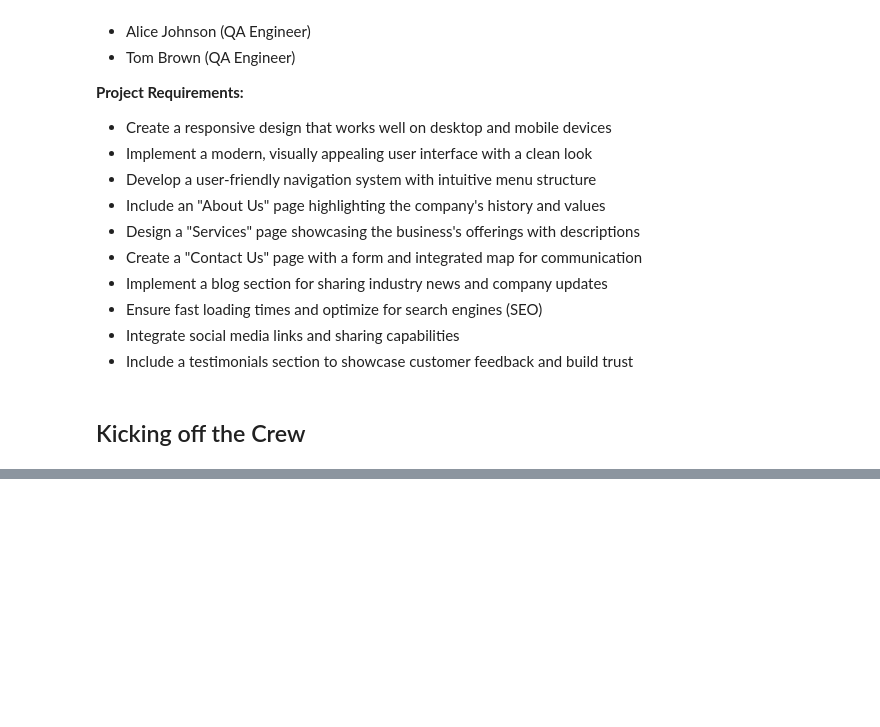
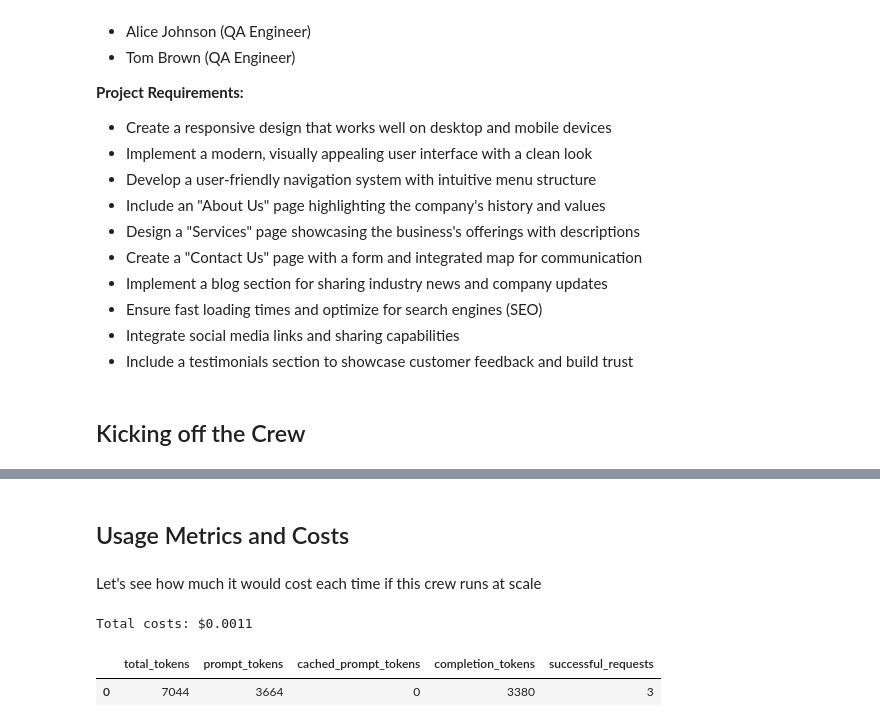
Before and after one commit to HiteshDesai07/crew-ai, a Jupyter notebook: project_planner.ipynb, the cells around one changed output, grey strips where cells are left out. Saved outputs shown, nothing was run; the diff lists cells and outputs as text; code cells hidden in the pictures; blank space fills up the shorter version.

```diff
--- a/project_planner.ipynb
+++ b/project_planner.ipynb
@@ -202,3 +205,20 @@ result = crew.kickoff(
     }
   ]
 }
+# %% [markdown]
+## Usage Metrics and Costs
+# %% [markdown]
+Let's see how much it would cost each time if this crew runs at scale
+# %%
+import pandas as pd
+
+costs = 0.150 * (crew.usage_metrics.prompt_tokens + crew.usage_metrics.completion_tokens) / 1_000_000
+print(f"Total costs: ${costs:.4f}")
+
+# Convert UsageMetrics instance to a DataFrame
+df_usage_metrics = pd.DataFrame([crew.usage_metrics.dict()])
+df_usage_metrics
+# %% [output]
+Total costs: $0.0011
+|  | total_tokens | prompt_tokens | cached_prompt_tokens | completion_tokens | successful_requests |
+| 0 | 7044 | 3664 | 0 | 3380 | 3 |
```
Also changed, not shown: parts of 6 cells of this notebook, 1 other file.
